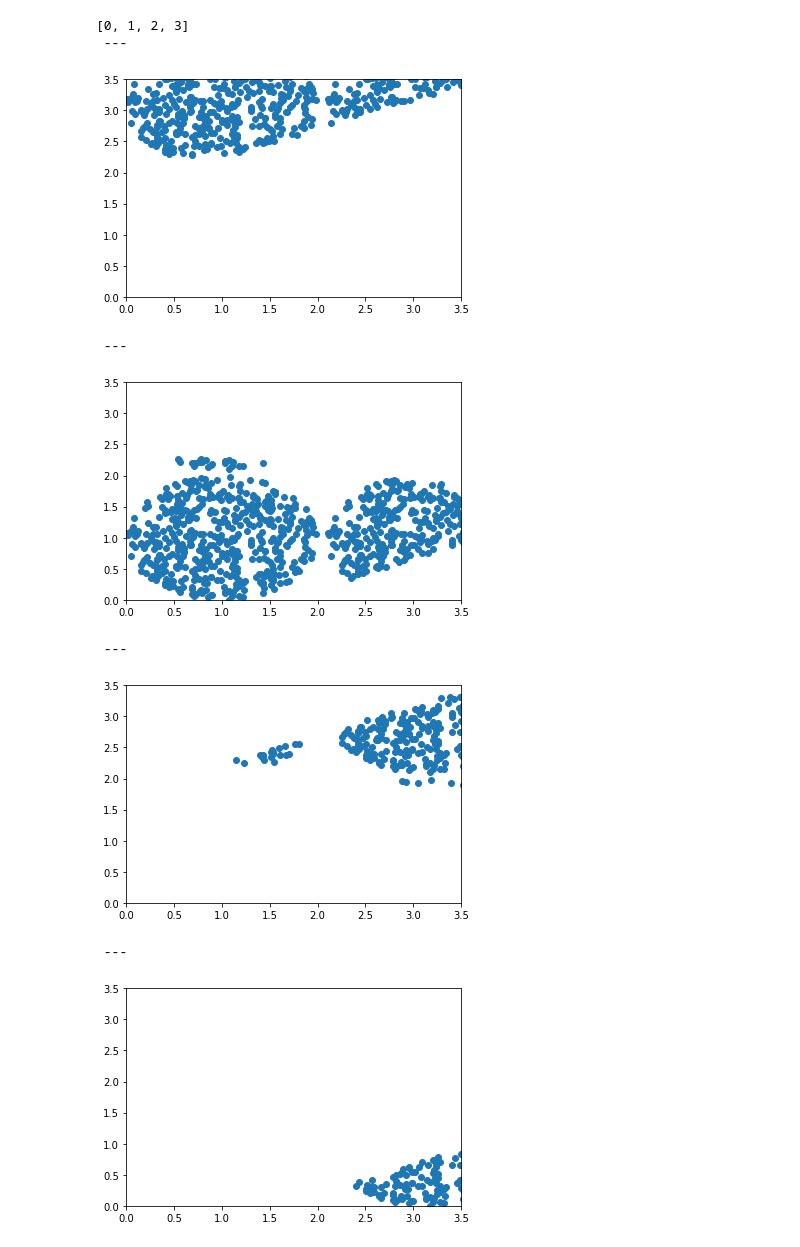
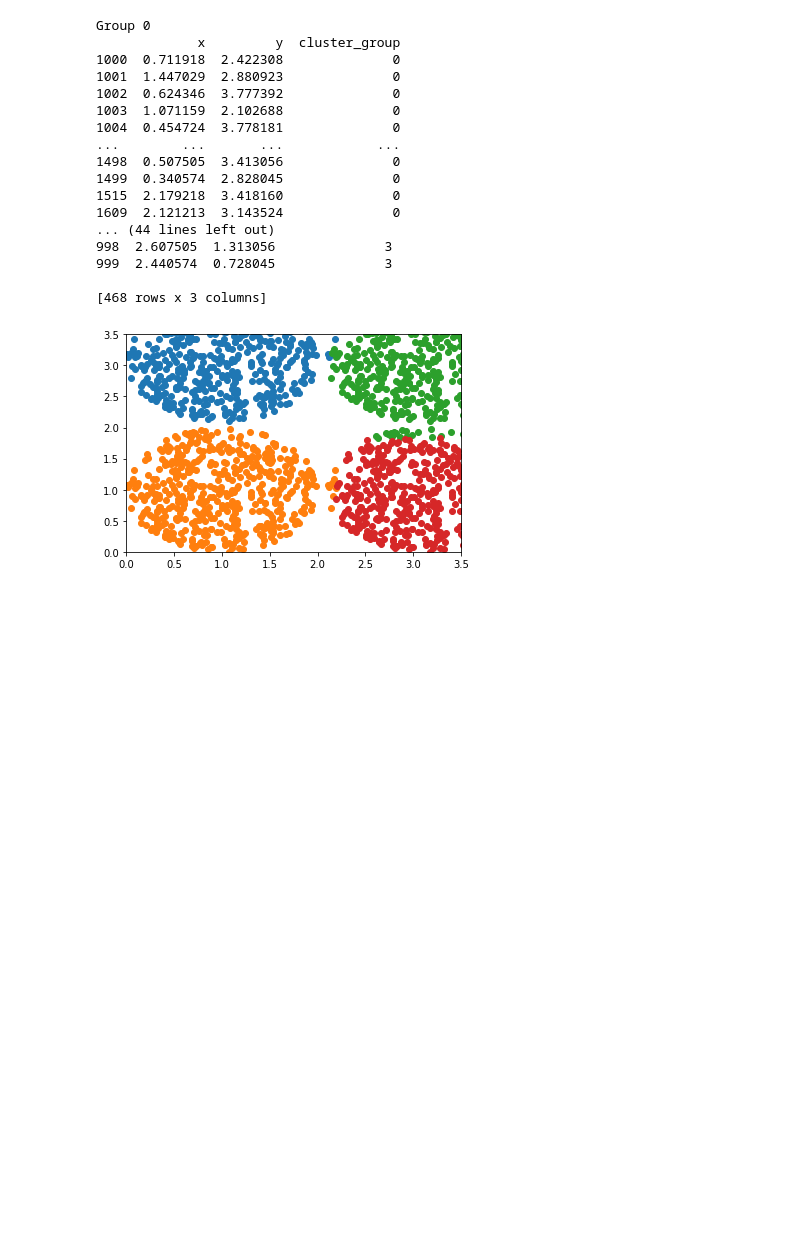
Before and after one commit to cody-elhard/k-means-python, a Jupyter notebook: display.ipynb, the cells around one changed output. Saved outputs shown, nothing was run; the diff lists cells and outputs as text; code cells hidden in the pictures; blank space fills up the shorter version.

Commit message:
Working k means with hard coded number of iterations

```diff
--- a/display.ipynb
+++ b/display.ipynb
@@ -85,32 +88,30 @@ dataframe = pandas.DataFrame(
-# %%
-# print(dataframe['cluster_group'])
-for i in list(range(0, k)):
-    print(' --- ')
-#     print(dataframe[dataframe['cluster_group'] == i])
-    plt.scatter(dataframe[dataframe['cluster_group'] == i]["x"], dataframe[dataframe['cluster_group'] == i]["y"])
-    plt.xlim(0, 3.5)
-    plt.ylim(0, 3.5)
-    plt.show()
-# %% [output]
-[0, 1, 2, 3]
- ---
-[figure, removed]
- ---
-[figure, removed]
- ---
-[figure, removed]
- ---
-[figure, removed]
-# %%
-# Find the centroids for each cluster
-
-for i in list(range(0, k)):
-    print(' --- ')
-    dataframe_grouping = dataframe[dataframe['cluster_group'] == i]
-
-
-    centroid = dataframe_grouping.sub(dataframe_grouping.mean()).pow(2).sum(1).idxmin()
-    plt.scatter(dataframe[dataframe['cluster_group'] == i]["x"], dataframe[dataframe['cluster_group'] == i]["y"])
-    plt.xlim(0, 3.5)
-    plt.ylim(0, 3.5)
-    plt.show()
+# %%
+# Print final grouping
+plt.xlim(0, 3.5)
+plt.ylim(0, 3.5)
+
+for i in list(range(0, k)):
+    print("Group {}".format(i))
+    print(train_data[train_data['cluster_group'] == i])
+    plt.scatter(train_data[train_data['cluster_group'] == i]["x"], train_data[train_data['cluster_group'] == i]["y"])
+
+plt.show()
+# %% [output]
+Group 0
+             x         y  cluster_group
+1000  0.711918  2.422308              0
+1001  1.447029  2.880923              0
+1002  0.624346  3.777392              0
+1003  1.071159  2.102688              0
+1004  0.454724  3.778181              0
+...        ...       ...            ...
+1498  0.507505  3.413056              0
+1499  0.340574  2.828045              0
+1515  2.179218  3.418160              0
+1609  2.121213  3.143524              0
+... (44 lines left out)
+998  2.607505  1.313056              3
+999  2.440574  0.728045              3
+
+[468 rows x 3 columns]
+[figure, added]
```
Also changed, not shown: parts of 3 cells of this notebook.
